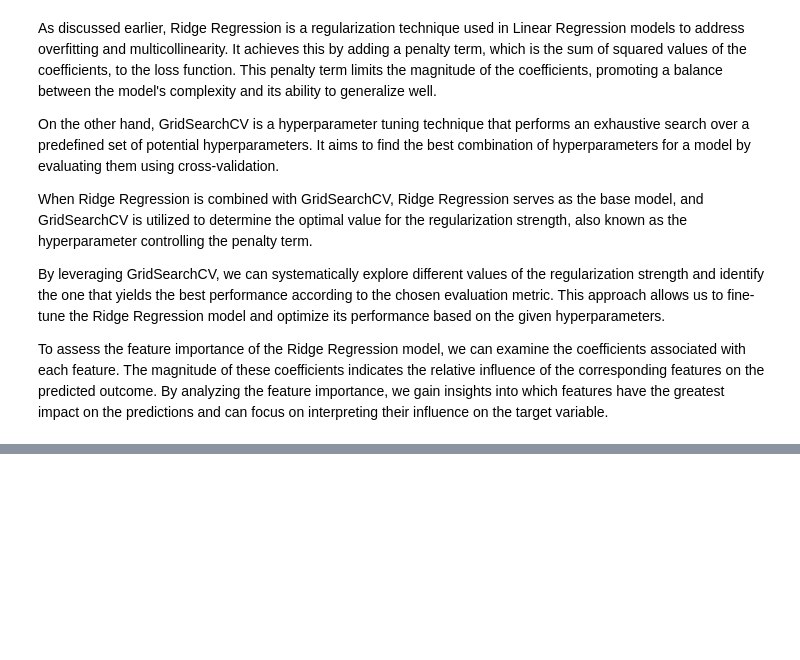
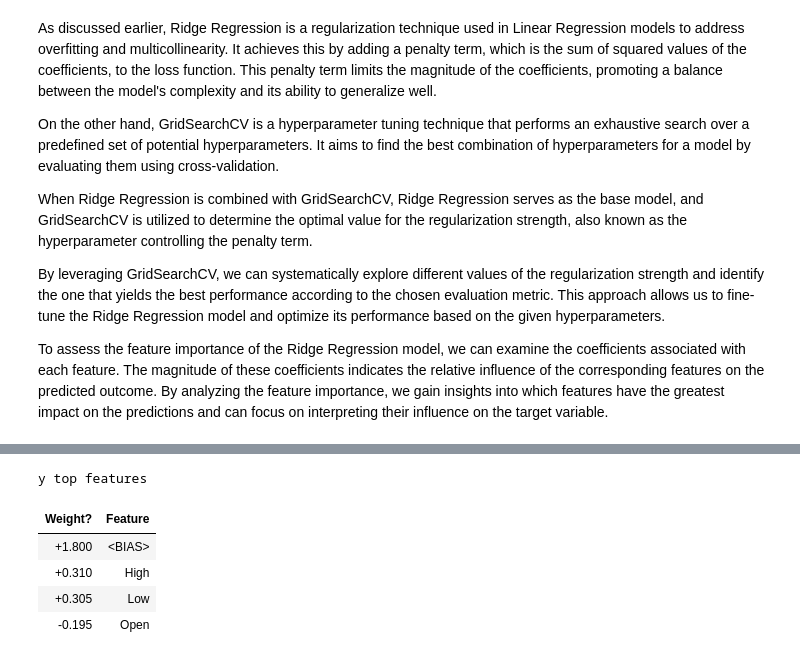
Before and after one commit to Srushti-Rodge/Capstone_Project_ML-Yes_Bank_Stock_Closing_Price_Prediction-, a Jupyter notebook: Capstone_Project_ML(Yes_Bank_Stock_Closing_Price_Prediction).ipynb, the cells around one changed output, grey strips where cells are left out. Drawn from its saved outputs; the diff is of its cells as text; code cells hidden in the pictures; blank space fills up the shorter version.

```diff
--- a/Capstone_Project_ML(Yes_Bank_Stock_Closing_Price_Prediction).ipynb
+++ b/Capstone_Project_ML(Yes_Bank_Stock_Closing_Price_Prediction).ipynb
@@ -1730,0 +1753,14 @@ To assess the feature importance of the Ridge Regression model, we can examine t
+# %%
+# Importing the libraries
+
+import eli5
+
+# Show feature weights using eli5
+eli5.show_weights(final_pred_model.best_estimator_, feature_names=independent_variables)
+# %% [output]
+y top features
+| Weight? | Feature |
+| +1.800 | <BIAS> |
+| +0.310 | High |
+| +0.305 | Low |
+| -0.195 | Open |
```
Also changed, not shown: parts of 39 cells of this notebook.
